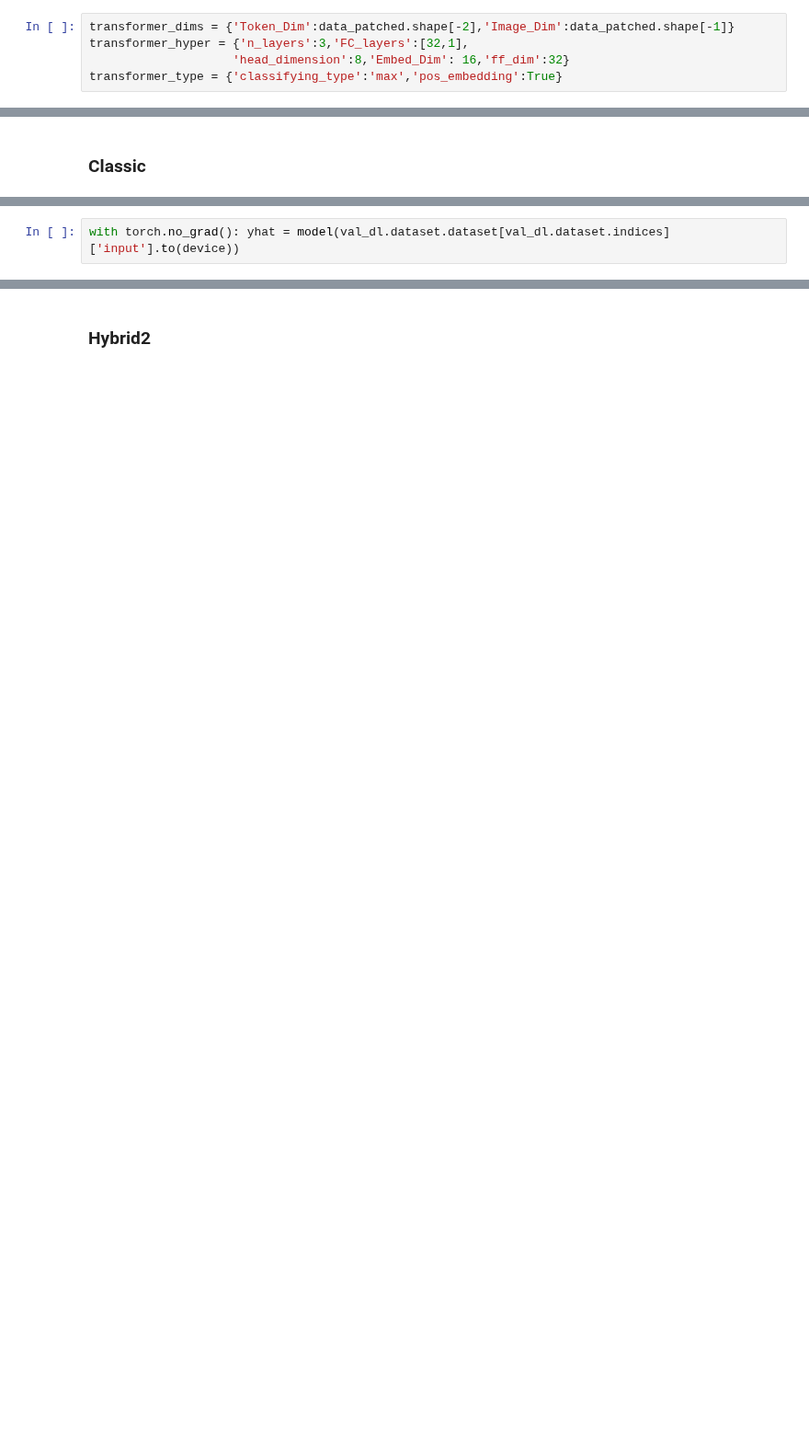
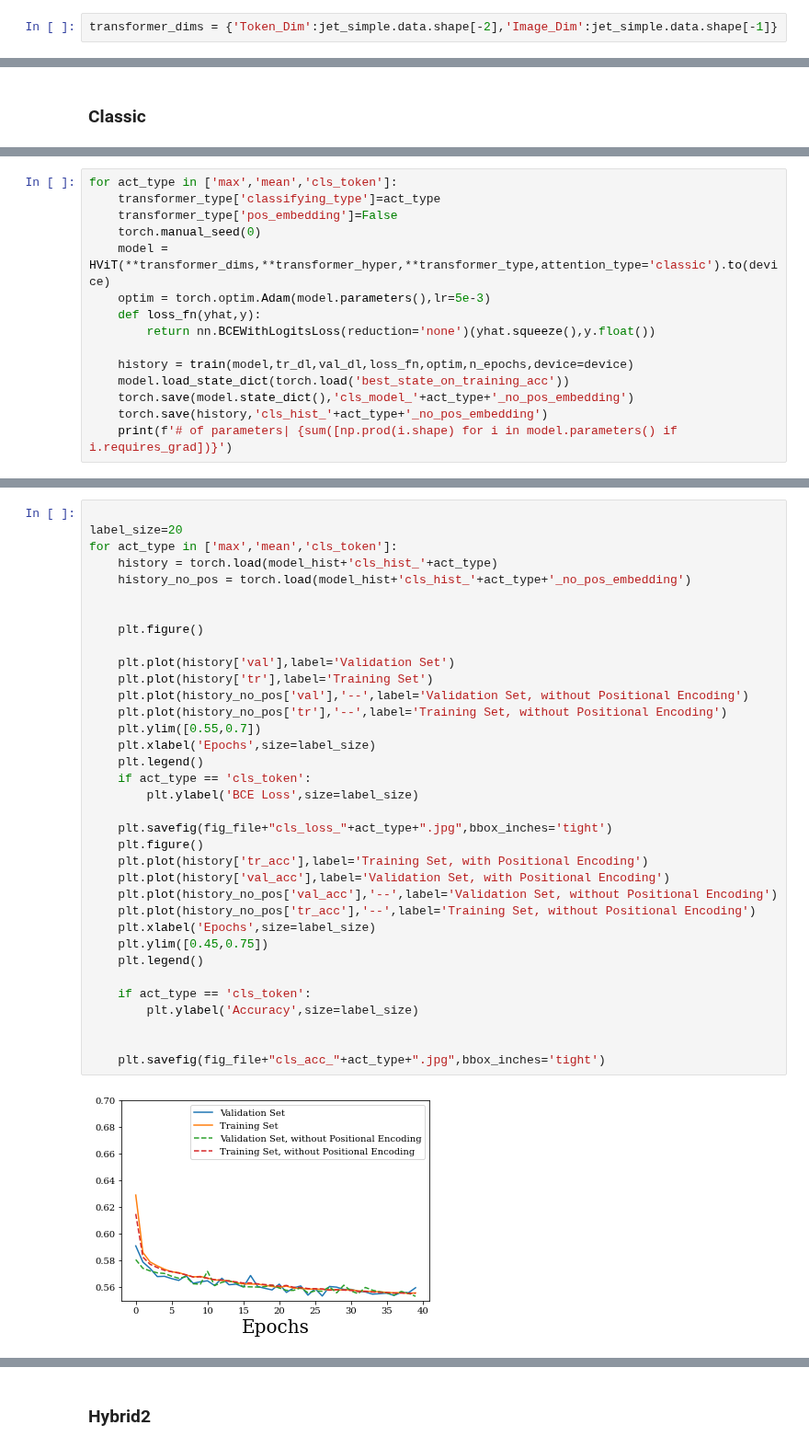
Before and after one commit to EyupBunlu/QViT_HEP_ML4Sci, a Jupyter notebook: Introduction.ipynb, the cells around one changed output, grey strips where cells are left out. Shown at 92% size. Saved outputs shown, nothing was run; the diff lists cells and outputs as text; blank space fills up the shorter version.

```diff
--- a/Introduction.ipynb
+++ b/Introduction.ipynb
@@ -480,5 +519,2 @@ val_dl = DataLoader(val_set,batch_size=batch_size,shuffle=True)
 # %%
-transformer_dims = {'Token_Dim':data_patched.shape[-2],'Image_Dim':data_patched.shape[-1]}
-transformer_hyper = {'n_layers':3,'FC_layers':[32,1],
-                    'head_dimension':8,'Embed_Dim': 16,'ff_dim':32}
-transformer_type = {'classifying_type':'max','pos_embedding':True}
+transformer_dims = {'Token_Dim':jet_simple.data.shape[-2],'Image_Dim':jet_simple.data.shape[-1]}
@@ -520,0 +550,15 @@ plt.savefig("cls_acc.jpg")
+# %%
+for act_type in ['max','mean','cls_token']:
+    transformer_type['classifying_type']=act_type
+    transformer_type['pos_embedding']=False
+    torch.manual_seed(0)
+    model = HViT(**transformer_dims,**transformer_hyper,**transformer_type,attention_type='classic').to(device)
+    optim = torch.optim.Adam(model.parameters(),lr=5e-3)
+    def loss_fn(yhat,y):
+        return nn.BCEWithLogitsLoss(reduction='none')(yhat.squeeze(),y.float())
+
+    history = train(model,tr_dl,val_dl,loss_fn,optim,n_epochs,device=device)
+    model.load_state_dict(torch.load('best_state_on_training_acc'))
+    torch.save(model.state_dict(),'cls_model_'+act_type+'_no_pos_embedding')
+    torch.save(history,'cls_hist_'+act_type+'_no_pos_embedding')
+    print(f'# of parameters| {sum([np.prod(i.shape) for i in model.parameters() if i.requires_grad])}')
@@ -521,2 +571,37 @@ plt.savefig("cls_acc.jpg")
 # %%
-with torch.no_grad(): yhat = model(val_dl.dataset.dataset[val_dl.dataset.indices]['input'].to(device))
+
+label_size=20
+for act_type in ['max','mean','cls_token']:
+    history = torch.load(model_hist+'cls_hist_'+act_type)
+    history_no_pos = torch.load(model_hist+'cls_hist_'+act_type+'_no_pos_embedding')
+
+
+    plt.figure()
+
+    plt.plot(history['val'],label='Validation Set')
+    plt.plot(history['tr'],label='Training Set')
+    plt.plot(history_no_pos['val'],'--',label='Validation Set, without Positional Encoding')
+    plt.plot(history_no_pos['tr'],'--',label='Training Set, without Positional Encoding')
+    plt.ylim([0.55,0.7])
+    plt.xlabel('Epochs',size=label_size)
+    plt.legend()
+    if act_type == 'cls_token':
+        plt.ylabel('BCE Loss',size=label_size)
+
+    plt.savefig(fig_file+"cls_loss_"+act_type+".jpg",bbox_inches='tight')
+    plt.figure()
+    plt.plot(history['tr_acc'],label='Training Set, with Positional Encoding')
+    plt.plot(history['val_acc'],label='Validation Set, with Positional Encoding')
+    plt.plot(history_no_pos['val_acc'],'--',label='Validation Set, without Positional Encoding')
+    plt.plot(history_no_pos['tr_acc'],'--',label='Training Set, without Positional Encoding')
+    plt.xlabel('Epochs',size=label_size)
+    plt.ylim([0.45,0.75])
+    plt.legend()
+
+    if act_type == 'cls_token':
+        plt.ylabel('Accuracy',size=label_size)
+
+
+    plt.savefig(fig_file+"cls_acc_"+act_type+".jpg",bbox_inches='tight')
+# %% [output]
+[figure, added]
```
Also changed, not shown: parts of 56 cells of this notebook, 9 other files.
